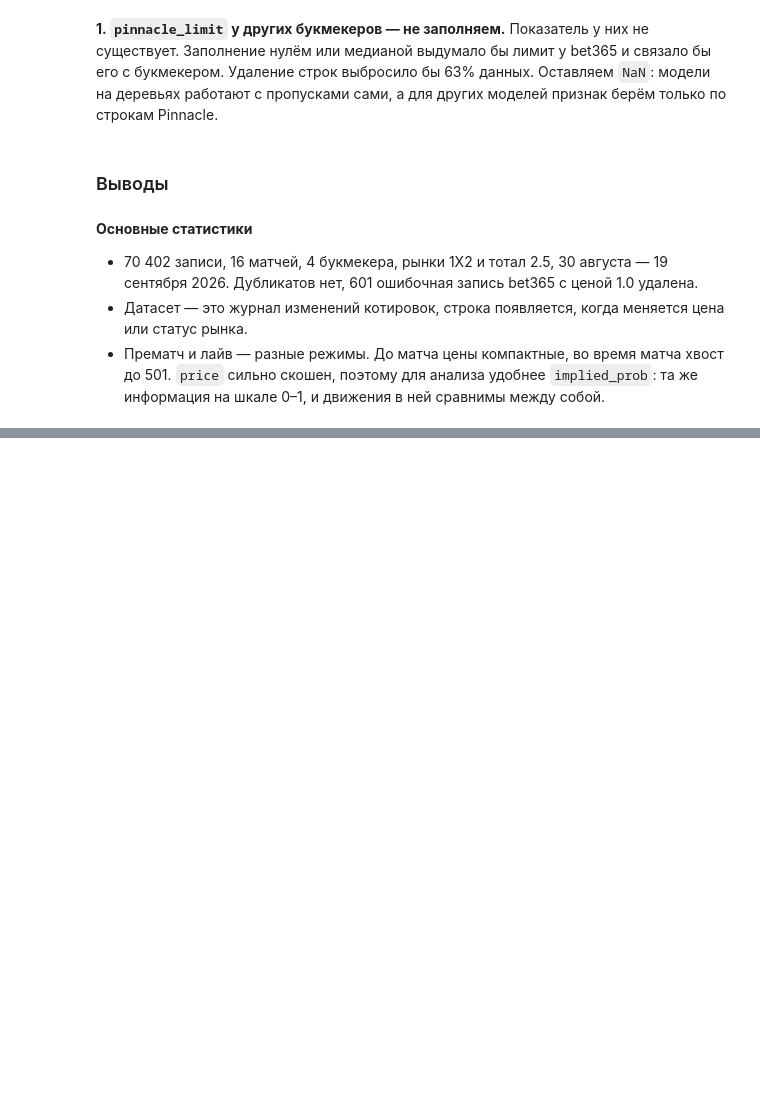
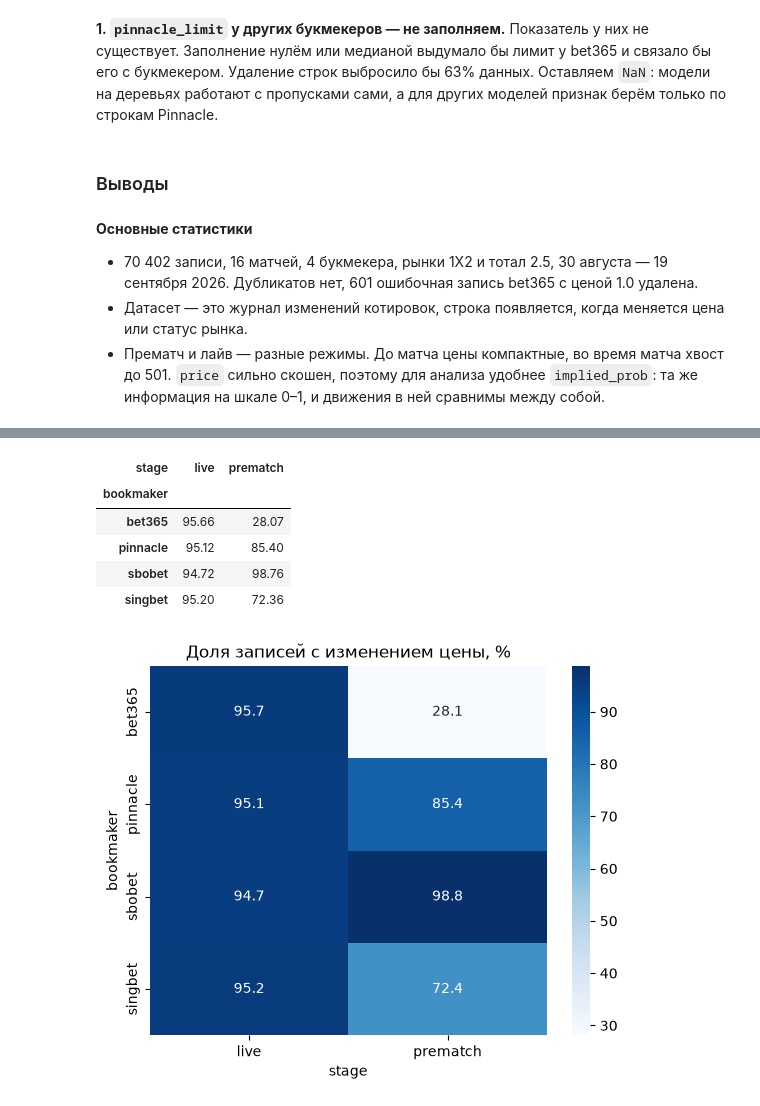
Before and after one commit to Semen519/odds-movement-monitor, a Jupyter notebook: checkpoint_2/notebooks/EDA.ipynb, the cells around one changed output, grey strips where cells are left out. Drawn from its saved outputs; the diff is of its cells as text; code cells hidden in the pictures; blank space fills up the shorter version.

```diff
--- a/checkpoint_2/notebooks/EDA.ipynb
+++ b/checkpoint_2/notebooks/EDA.ipynb
@@ -451,0 +665,21 @@ plt.show()
+# %%
+table = pd.crosstab(
+    df["bookmaker"],
+    df["stage"],
+    values=df["price_changed"],
+    aggfunc="mean"
+) * 100
+
+display(table.round(2))
+
+sns.heatmap(table, annot=True, fmt=".1f", cmap="Blues")
+plt.title("Доля записей с изменением цены, %")
+plt.show()
+# %% [output]
+| stage | live | prematch |
+| bookmaker |  |  |
+| bet365 | 95.66 | 28.07 |
+| pinnacle | 95.12 | 85.40 |
+| sbobet | 94.72 | 98.76 |
+| singbet | 95.20 | 72.36 |
+[figure, added]
```
Also changed, not shown: parts of 22 cells of this notebook.
